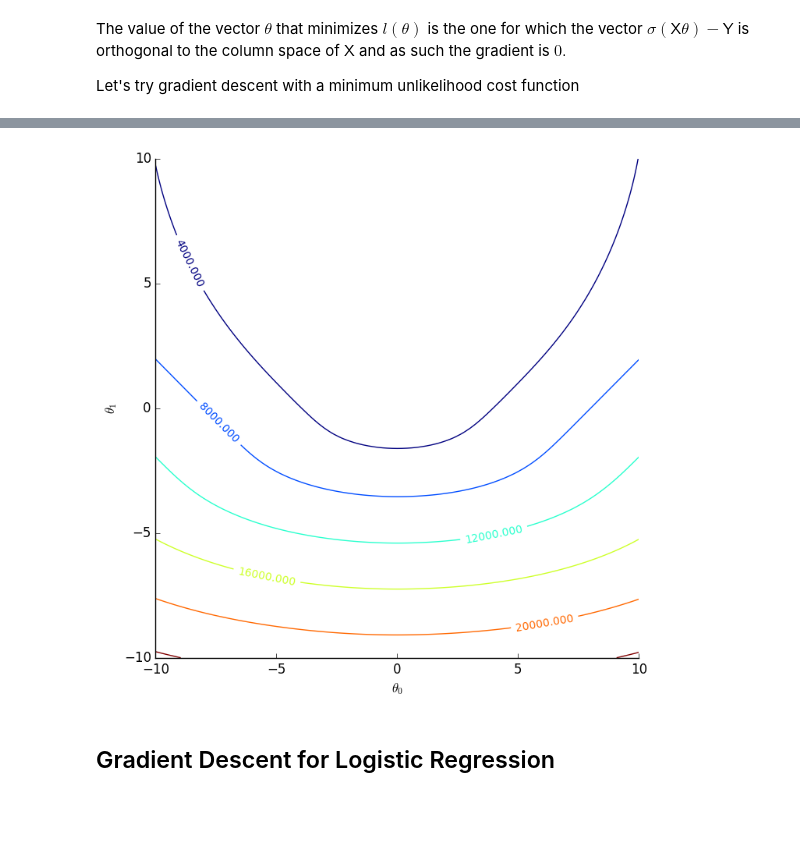
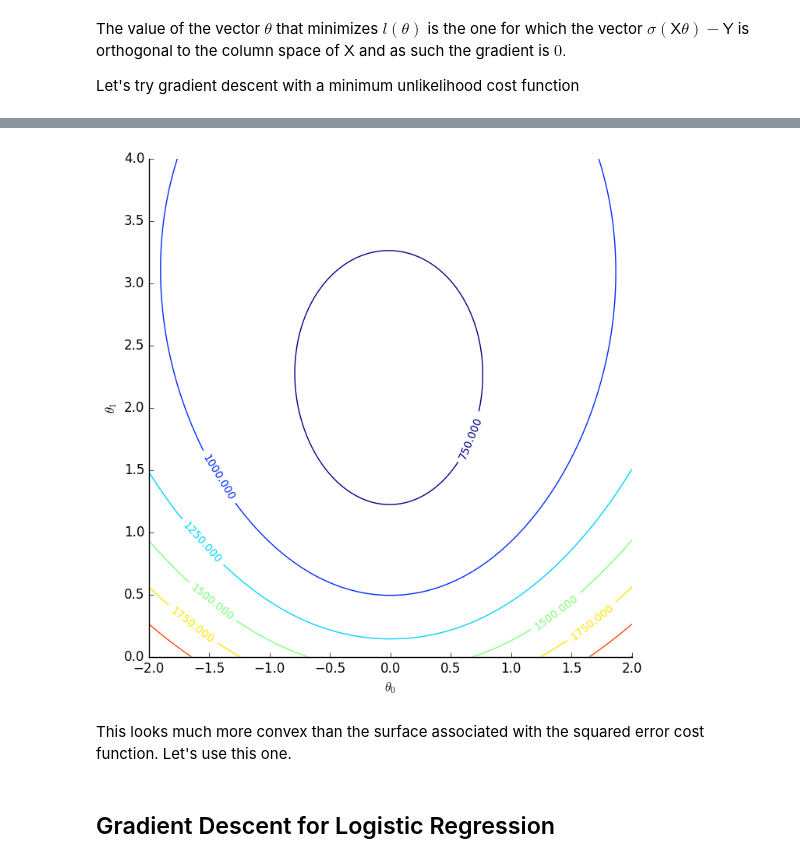
Before and after one commit to ztultrebor/Algorithms, a Jupyter notebook: ML/LogisticRegression.ipynb, the cells around one changed output, grey strips where cells are left out. Drawn from its saved outputs; the diff is of its cells as text; code cells hidden in the pictures; blank space fills up the shorter version.

```diff
--- a/ML/LogisticRegression.ipynb
+++ b/ML/LogisticRegression.ipynb
@@ -287,34 +287,36 @@ ax[:yaxis][:set_ticks_position]("left")
 # %%
 n = 101
-θ⁰ = linspace(-10, 10, n)
-θ¹ = linspace(-10, 10, n)
+θ⁰ = linspace(-2, 2, n)
+θ¹ = linspace(0, 4, n)
 
 x = repmat(θ⁰, 1, n)
 y = repmat(transpose(θ¹), n, 1)
 
 J = zeros(x)
 for i = 1:n
     for j = 1:n
         θ = [θ¹[j]; θ⁰[i]]
         J[i, j] = sum(log(1 + exp(X*θ))) - (transpose(Y)*X*θ)[1]
     end
 end
 
 using PyPlot
 fig = figure(figsize=(8,8))
 ax = axes()
 pl = contour(x, y, J, linewidth=1.0)
 ax[:clabel](pl, inline=1, fontsize=10)
 
 xlabel(L"$\theta_0$")
 ylabel(L"$\theta_1$")
 
 ax[:spines]["top"][:set_color]("none")
 ax[:spines]["right"][:set_color]("none")
 ax[:xaxis][:set_ticks_position]("bottom")
 ax[:yaxis][:set_ticks_position]("left")
 # %% [output]
-[figure, old version]
+[figure, new version]
+# %% [markdown]
+This looks much more convex than the surface associated with the squared error cost function. Let's use this one.
 # %% [markdown]
 ## Gradient Descent for Logistic Regression
 # %%
```
Also changed, not shown: parts of 4 cells of this notebook.
